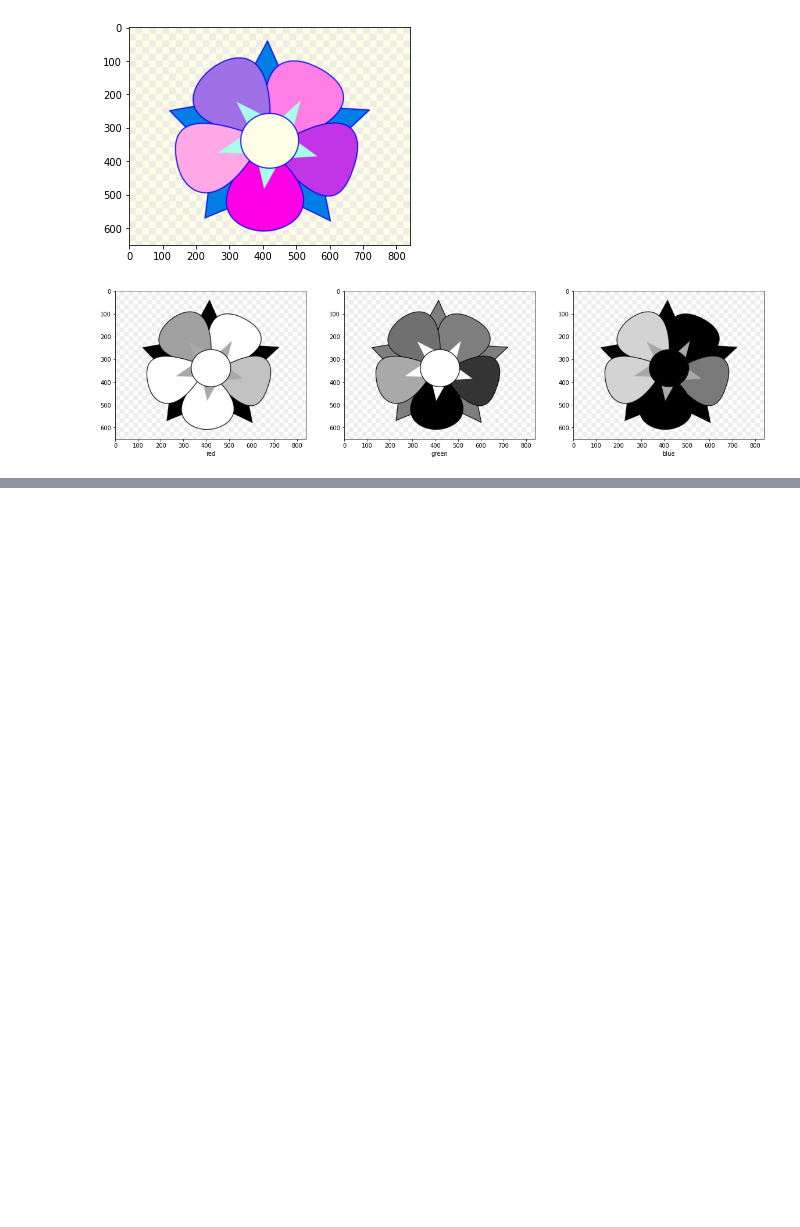
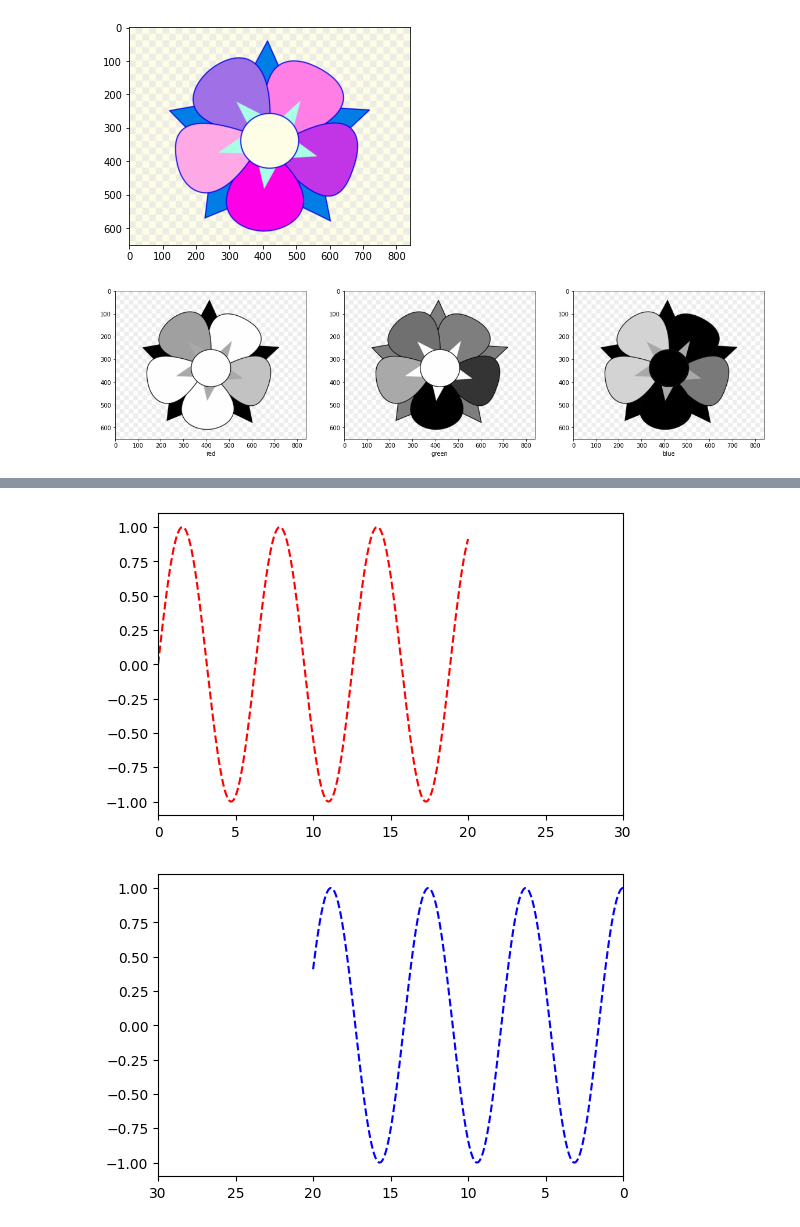
Before and after one commit to KARTIKEYgarg1/udemy-data-science-and-ml, a Jupyter notebook: Practice.ipynb, the cells around one changed output, grey strips where cells are left out. Saved outputs shown, nothing was run; the diff lists cells and outputs as text; code cells hidden in the pictures; blank space fills up the shorter version.

```diff
--- a/Practice.ipynb
+++ b/Practice.ipynb
@@ -372,0 +482,15 @@ for i,axi in enumerate(ax.flat):
+# %%
+import numpy as np
+import matplotlib.pyplot as plt
+x=np.linspace(0,20,500)
+plt.figure(figsize=(6,4),dpi=100)#dots per inch
+plt.xlim(0,30)
+plt.plot(x,np.sin(x),'--r')
+plt.show()
+plt.figure(figsize=(6,4),dpi=100)
+plt.xlim(30,0)#for changing quadrant, just change direction in xlim or ylim
+plt.plot(x,np.cos(x),'--b')
+plt.show()
+# %% [output]
+[figure, added]
+[figure, added]
```
Also changed, not shown: parts of 6 cells of this notebook.
